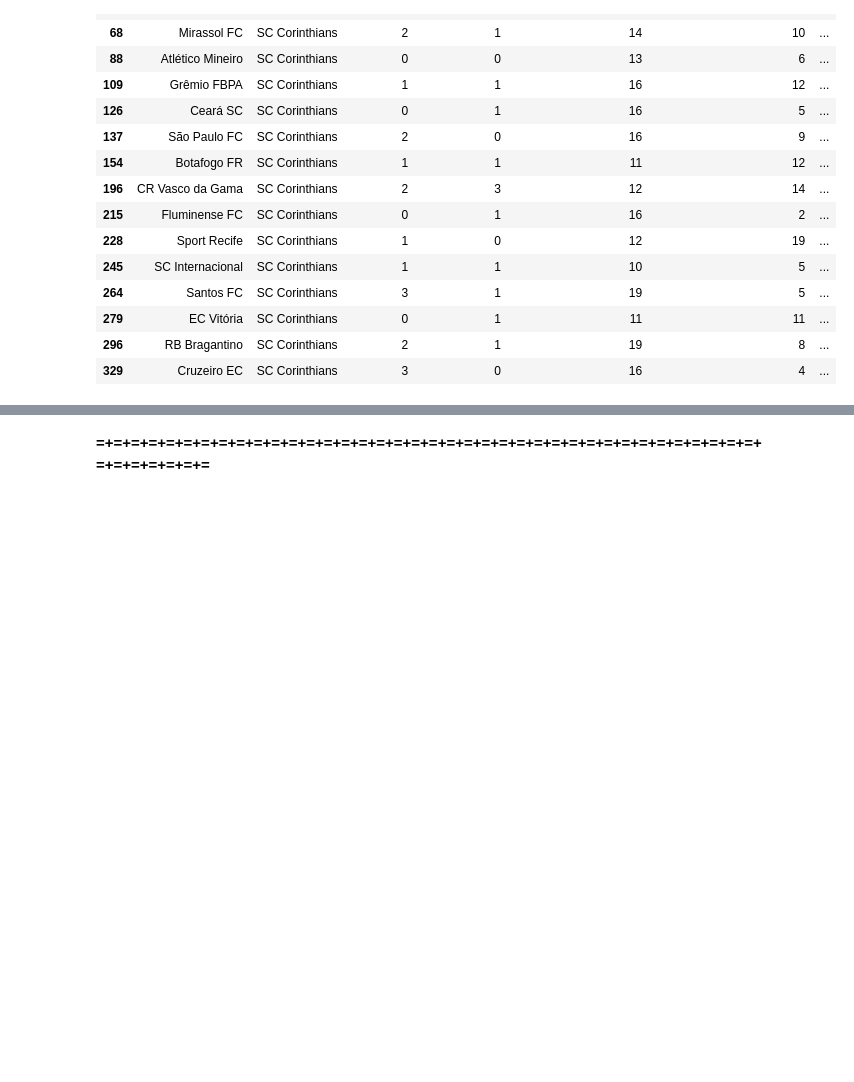
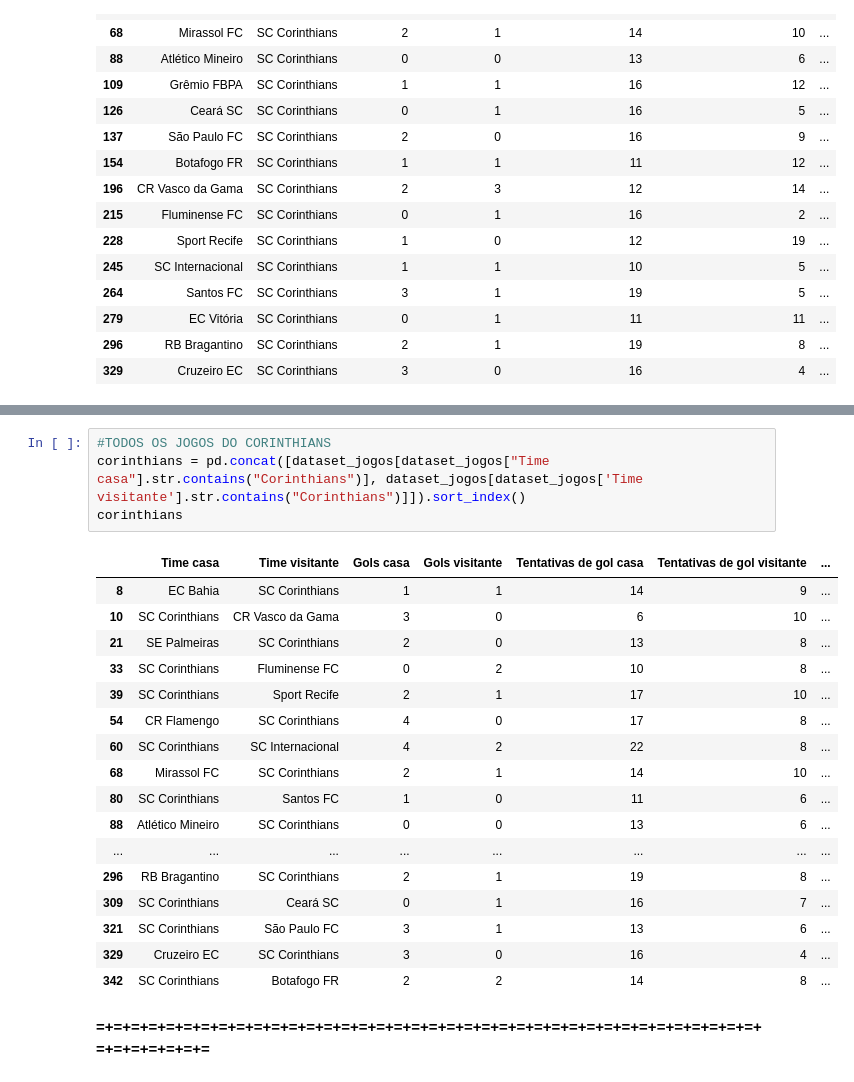
Before and after one commit to Dexduo/football_data_webscraping, a Jupyter notebook: extract/scraping_data.ipynb, the cells around one changed output, grey strips where cells are left out. Saved outputs shown, nothing was run; the diff lists cells and outputs as text; blank space fills up the shorter version.

```diff
--- a/extract/scraping_data.ipynb
+++ b/extract/scraping_data.ipynb
@@ -513,3 +535,25 @@ corinthians_fora
+# %%
+#TODOS OS JOGOS DO CORINTHIANS
+corinthians = pd.concat([dataset_jogos[dataset_jogos["Time casa"].str.contains("Corinthians")], dataset_jogos[dataset_jogos['Time visitante'].str.contains("Corinthians")]]).sort_index()
+corinthians
+# %% [output]
+|  | Time casa | Time visitante | Gols casa | Gols visitante | Tentativas de gol casa | Tentativas de gol visitante | ... |
+| 8 | EC Bahia | SC Corinthians | 1 | 1 | 14 | 9 | ... |
+| 10 | SC Corinthians | CR Vasco da Gama | 3 | 0 | 6 | 10 | ... |
+| 21 | SE Palmeiras | SC Corinthians | 2 | 0 | 13 | 8 | ... |
+| 33 | SC Corinthians | Fluminense FC | 0 | 2 | 10 | 8 | ... |
+| 39 | SC Corinthians | Sport Recife | 2 | 1 | 17 | 10 | ... |
+| 54 | CR Flamengo | SC Corinthians | 4 | 0 | 17 | 8 | ... |
+| 60 | SC Corinthians | SC Internacional | 4 | 2 | 22 | 8 | ... |
+| 68 | Mirassol FC | SC Corinthians | 2 | 1 | 14 | 10 | ... |
+| 80 | SC Corinthians | Santos FC | 1 | 0 | 11 | 6 | ... |
+| 88 | Atlético Mineiro | SC Corinthians | 0 | 0 | 13 | 6 | ... |
+| ... | ... | ... | ... | ... | ... | ... | ... |
+| 296 | RB Bragantino | SC Corinthians | 2 | 1 | 19 | 8 | ... |
+| 309 | SC Corinthians | Ceará SC | 0 | 1 | 16 | 7 | ... |
+| 321 | SC Corinthians | São Paulo FC | 3 | 1 | 13 | 6 | ... |
+| 329 | Cruzeiro EC | SC Corinthians | 3 | 0 | 16 | 4 | ... |
+| 342 | SC Corinthians | Botafogo FR | 2 | 2 | 14 | 8 | ... |
 # %% [markdown]
 **=+=+=+=+=+=+=+=+=+=+=+=+=+=+=+=+=+=+=+=+=+=+=+=+=+=+=+=+=+=+=+=+=+=+=+=+=+=+=+=+=+=+=+=+=**
 # %%
```
Also changed, not shown: parts of 1 cell of this notebook.
